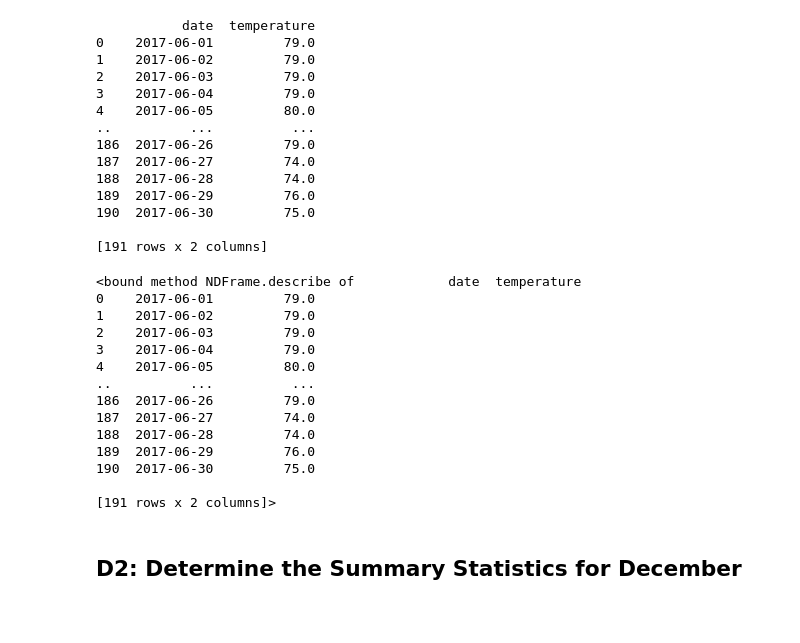
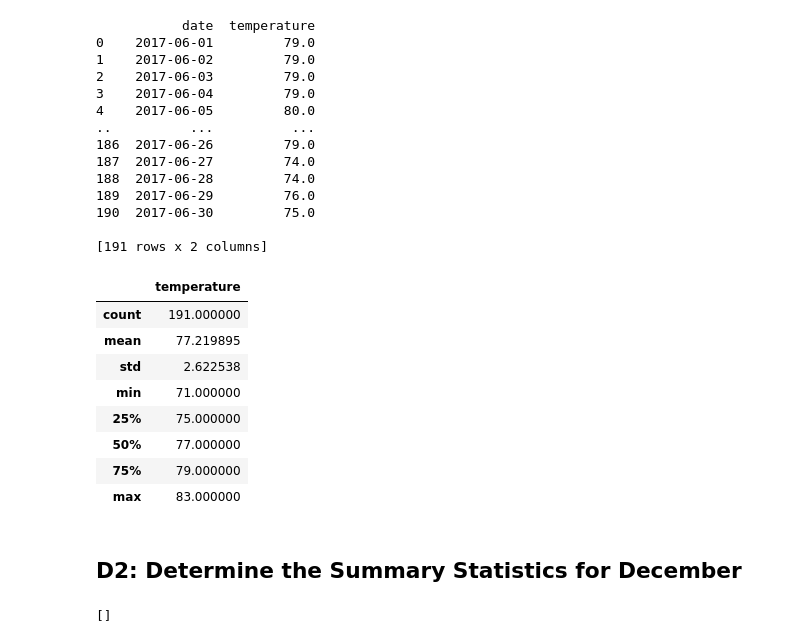
Before and after one commit to luzmariacabral/Surfs_up, a Jupyter notebook: SurfsUp_Challenge.ipynb.ipynb, the cells around one changed output. Cells and saved outputs as stored; diff of their text form; code cells hidden in the pictures; blank space fills up the shorter version.

```diff
--- a/SurfsUp_Challenge.ipynb.ipynb
+++ b/SurfsUp_Challenge.ipynb.ipynb
@@ -30,15 +30,15 @@ from sqlalchemy import extract
 
 # 2. Write a query that filters the Measurement table to retrieve the temperatures for the month of June.
 #session.query(Measurement.date, Measurement.tobs)
-results = session.query(Measurement.date, Measurement.tobs).\
+june_results = session.query(Measurement.date, Measurement.tobs).\
 filter(extract('year', Measurement.date) == '2017').\
 filter(extract('month', Measurement.date) == '06').all()
-print(results)
+print(june_results)
 # %% [output]
 [('2017-06-01', 79.0), ('2017-06-02', 79.0), ('2017-06-03', 79.0), ('2017-06-04', 79.0), ('2017-06-05', 80.0), ('2017-06-06', 79.0), ('2017-06-07', 79.0), ('2017-06-08', 80.0), ('2017-06-09', 80.0), ( ...
 # %%
 #  3. Convert the June temperatures to a list.
-june_temp = list(results)
+june_temp = list(june_results)
 june_temp
 # %% [output]
 [('2017-06-01', 79.0),
@@ -79,25 +79,26 @@ print(june_temp_df)
 [191 rows x 2 columns]
 # %%
 # 5. Calculate and print out the summary statistics for the June temperature DataFrame.
-june_temp_df.describe
+june_temp_df.describe()
 # %% [output]
-<bound method NDFrame.describe of            date  temperature
-0    2017-06-01         79.0
-1    2017-06-02         79.0
-2    2017-06-03         79.0
-3    2017-06-04         79.0
-4    2017-06-05         80.0
-..          ...          ...
-186  2017-06-26         79.0
-187  2017-06-27         74.0
-188  2017-06-28         74.0
-189  2017-06-29         76.0
-190  2017-06-30         75.0
-
-[191 rows x 2 columns]>
+|  | temperature |
+| count | 191.000000 |
+| mean | 77.219895 |
+| std | 2.622538 |
+| min | 71.000000 |
+| 25% | 75.000000 |
+| 50% | 77.000000 |
+| 75% | 79.000000 |
+| max | 83.000000 |
 # %% [markdown]
 ## D2: Determine the Summary Statistics for December
 # %%
 # 6. Write a query that filters the Measurement table to retrieve the temperatures for the month of December.
+dec_results = session.query(Measurement.date, Measurement.tobs).\
+filter(extract('year', Measurement.date) == 2017).\
+filter(extract('month', Measurement.date) == 9).all()
+print(dec_results)
+# %% [output]
+[]
 # %%
 # 7. Convert the December temperatures to a list.
```
Also changed, not shown: parts of 1 cell of this notebook.
